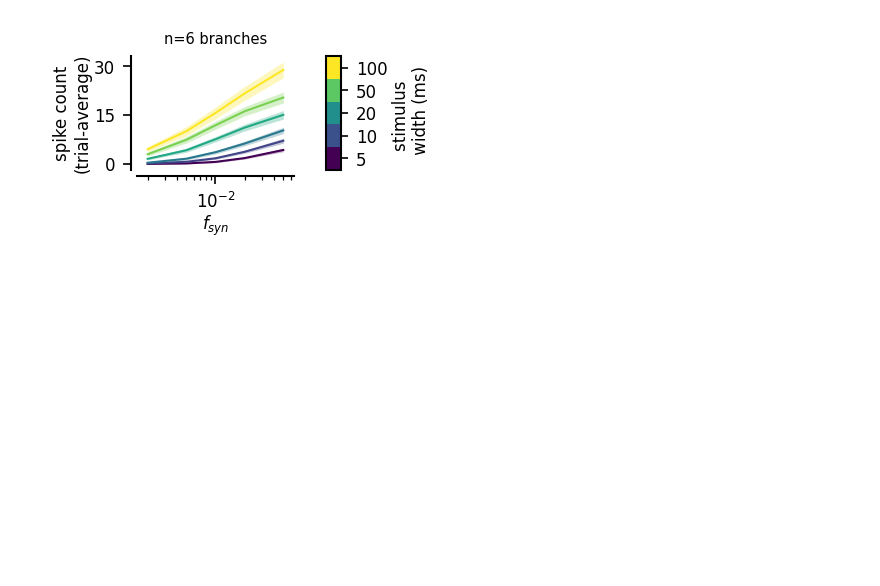
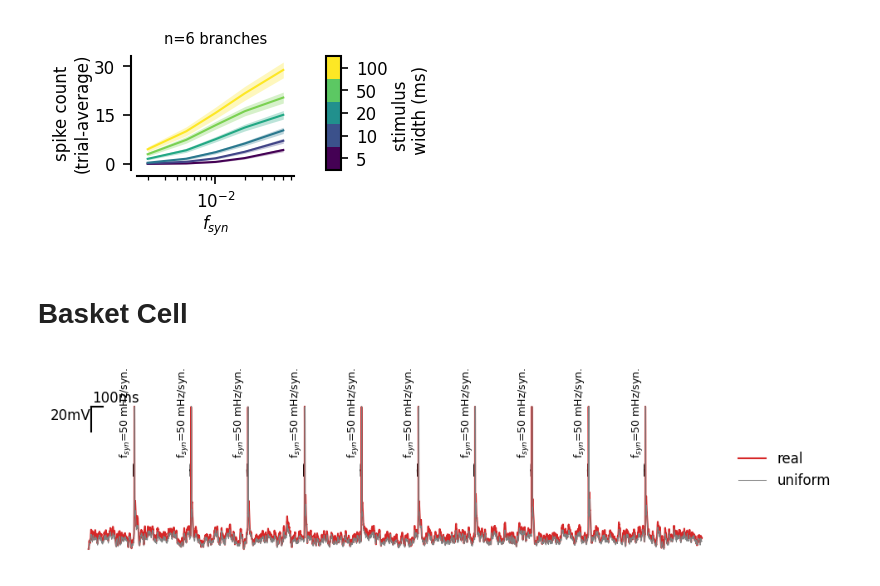
Before and after one commit to yzerlaut/pv-sst-dendrites, a Jupyter notebook: biophysical_modelling/detailed_model/Intensity-Timing-Analysis.ipynb, the cells around one changed output. Saved outputs shown, nothing was run; the diff lists cells and outputs as text; code cells hidden in the pictures; blank space fills up the shorter version.

```diff
--- a/biophysical_modelling/detailed_model/Intensity-Timing-Analysis.ipynb
+++ b/biophysical_modelling/detailed_model/Intensity-Timing-Analysis.ipynb
@@ -241,3 +243,24 @@ ax.set_title('n=6 branches', fontsize=7)
 # %% [output]
 Text(0.5, 1.0, 'n=6 branches')
 [figure]
+# %% [markdown]
+# Basket Cell
+# %%
+simB = Parallel(\
+        filename='../../data/detailed_model/TimingStim_sim_Basket.zip')
+simB.load()
+extract_trials(simB, varied_key = 'from_uniform', true_false_labels=['real', 'uniform'])
+# %%
+t0 = 0
+fig = show_Vm_trace(simB,
+                    iBranch=2, width=10, freq=np.unique(sim.freq)[-1],
+                    zoom=[t0,t0+8000],
+              varied_key = 'from_uniform',
+              plot = {'real':{'varied_key':False,
+                                   'color':'tab:red',
+                                   'lw':1.0},
+                      'uniform':{'varied_key':True,
+                                   'color':'tab:grey',
+                                   'lw':0.5}})
+# %% [output]
+[figure, added]
```
Also changed, not shown: parts of 15 cells of this notebook.
